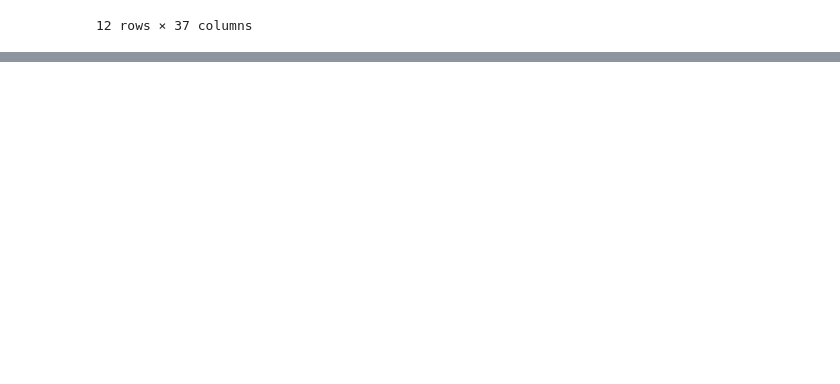
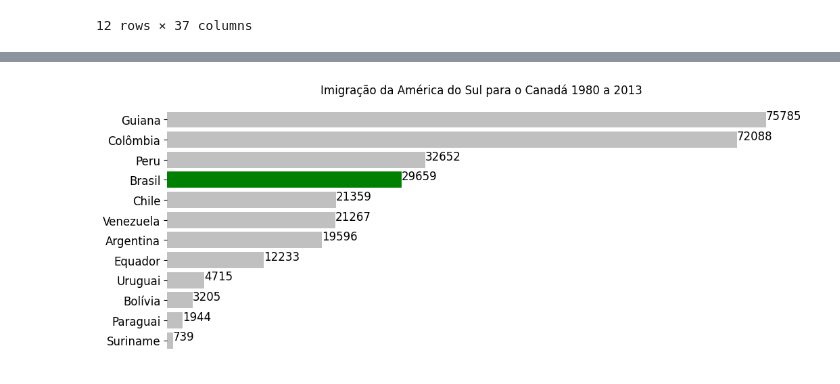
Before and after one commit to henriqueserafin/Senai-DF-Inovatech, a Jupyter notebook: semana_estatistica/aula1.ipynb, the cells around one changed output, grey strips where cells are left out. Drawn from its saved outputs; the diff is of its cells as text; code cells hidden in the pictures; blank space fills up the shorter version.

```diff
--- a/semana_estatistica/aula1.ipynb
+++ b/semana_estatistica/aula1.ipynb
@@ -319,0 +348,3 @@ plt.show()
+# %%
+for i,v in enumerate(america_sul_sorted['Total']):
+    print(f'o valor de i: {i} v: {v}')
@@ -319,0 +364,24 @@ plt.show()
+# %%
+cores=[]
+
+for pais in america_sul_sorted.index:
+    if pais == 'Brasil':
+        cores.append('green')
+    else:
+        cores.append('silver')
+
+fig,ax=plt.subplots(figsize=(12,5))
+ax.barh(america_sul_sorted.index,america_sul_sorted['Total'],color=cores)
+ax.set_title('Imigração da América do Sul para o Canadá 1980 a 2013')
+ax.set_xlabel('Número de Imigrantes',fontsize=14)
+ax.set_ylabel('')
+ax.xaxis.set_tick_params(labelsize=12)
+ax.yaxis.set_tick_params(labelsize=12)
+for i,v in enumerate(america_sul_sorted['Total']):
+    # print(f'o valor de i: {i} v: {v}')
+    ax.text(v,i,str(v),fontsize=12)
+ax.set_frame_on(False)
+ax.get_xaxis().set_visible(False)
+plt.show()
+# %% [output]
+[figure, added]
```
Also changed, not shown: parts of 4 cells of this notebook, 1 other file.
